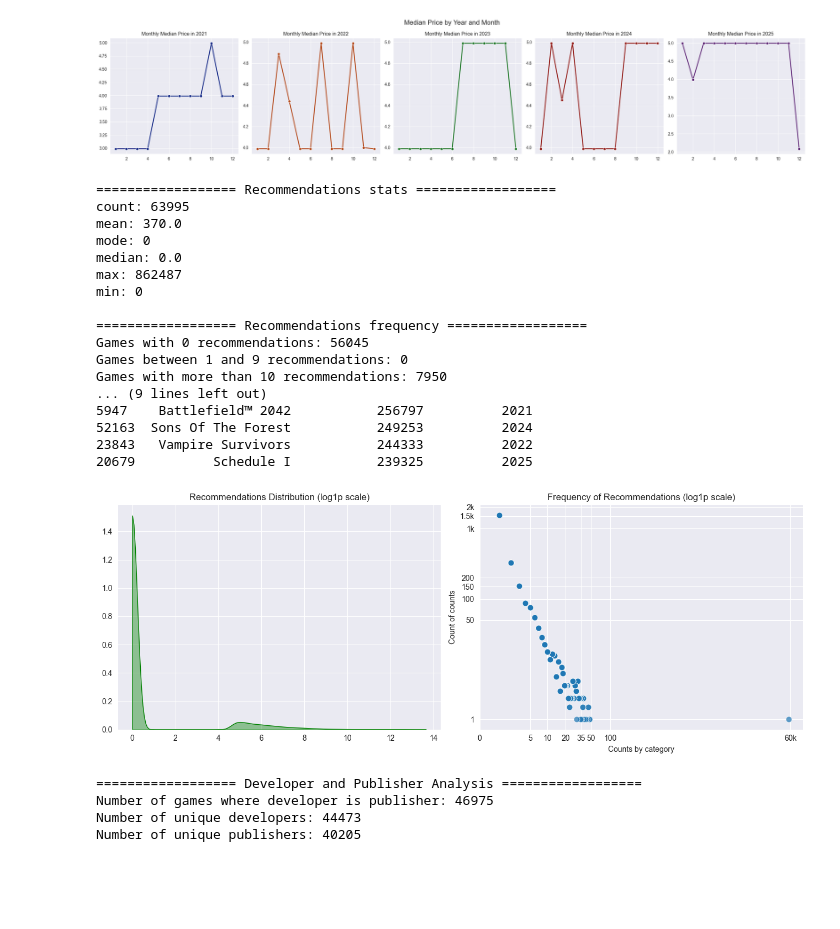
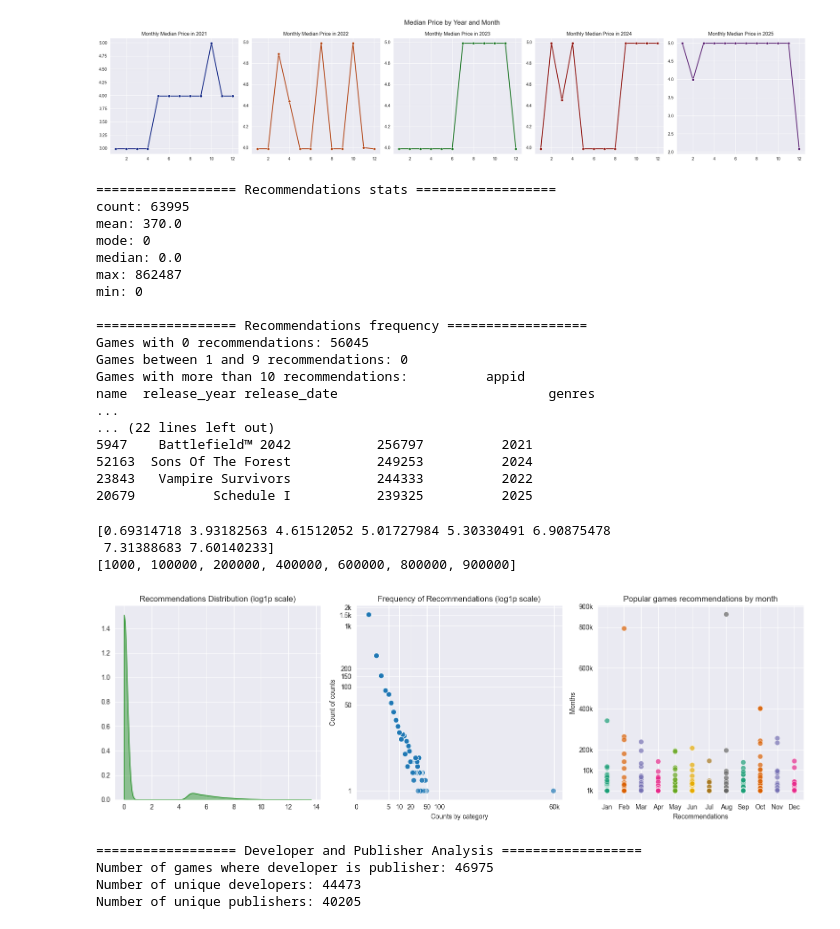
Before and after one commit to MCAlberto55/steam-games-analysis, a Jupyter notebook: notebooks/eda_analysis.ipynb, the cells around one changed output. Drawn from its saved outputs; the diff is of its cells as text; code cells hidden in the pictures; blank space fills up the shorter version.

Commit message:
improve recommendation analysis and refactor

```diff
--- a/notebooks/eda_analysis.ipynb
+++ b/notebooks/eda_analysis.ipynb
@@ -513,13 +520,15 @@ most_recommended_games = data.sort_values(by="recommendations", ascending=False)
     10
 )[["name", "recommendations", "release_year"]]
 recommendations_stats = calculate_stadistics(data["recommendations"])
+more_than_10_recommendations = data[data['recommendations']>10]
+more_than_10_recommendations_months = pd.to_datetime(more_than_10_recommendations['release_date']).dt.month
 print_analysis_results("Recommendations stats", recommendations_stats)
 print_analysis_results("Recommendations frequency", {
     'Games with 0 recommendations': (data["recommendations"]==0).sum(),
     'Games between 1 and 9 recommendations': ((data["recommendations"]>1) & (data["recommendations"]<10)).sum(),
-    'Games with more than 10 recommendations': (data["recommendations"]>10).sum(),
+    'Games with more than 10 recommendations': more_than_10_recommendations,
 })
-print(f"================== Most expensive games ================== \n{most_recommended_games}\n")
+print(f"================== Top 10 recommended games ================== \n{most_recommended_games}\n")
 # %% [output]
 ================== Recommendations stats ==================
 count: 63995
@@ -532,39 +541,57 @@ min: 0
 ================== Recommendations frequency ==================
 Games with 0 recommendations: 56045
 Games between 1 and 9 recommendations: 0
-Games with more than 10 recommendations: 7950
-... (9 lines left out)
+Games with more than 10 recommendations:          appid                                        name  release_year release_date                           genres                                          ...
+... (22 lines left out)
 5947    Battlefield™ 2042           256797          2021
 52163  Sons Of The Forest           249253          2024
 23843   Vampire Survivors           244333          2022
 20679          Schedule I           239325          2025
 # %%
 # Recommendations Analysys Plots
-fig, ax = plt.subplots(1, 2, figsize=(13, 5))
+fig, ax = plt.subplots(1, 3, figsize=(15, 5))
 make_plot(
     plot_type='kde',
     x_col=np.log1p(data['recommendations']),
     y_col=None,
     color='green',
     axes=ax[0],
     title='Recommendations Distribution (log1p scale)',
 )
 make_plot(
     plot_type='scatter',
     axes=ax[1],
     x_col=np.log1p(recommendation_freq_of_freqs["count"]),
     xlabel="Counts by category",
     ylabel="Count of counts",
     y_col=np.log1p(recommendation_freq_of_freqs["frequency"]),
-    xticks=np.log1p([0, 5, 10, 20, 35, 50, 100, 60000]),
-    xticklabels=['0','5','10','20','35','50','100','60k'],
+    xticks=np.log1p([0, 5, 10, 20, 50, 100, 60000]),
+    xticklabels=['0','5','10','20','50','100','60k'],
     yticks=np.log1p([1, 50, 100, 150, 200, 1000, 1500, 2000]),
     yticklabels=['1','50','100','150','200','1k','1.5k','2k'],
     title='Frequency of Recommendations (log1p scale)',
 )
+make_plot(
+    plot_type='scatter',
+    axes=ax[2],
+    x_col=more_than_10_recommendations_months,
+    xlabel="Recommendations",
+    ylabel="Months",
+    y_col=more_than_10_recommendations['recommendations'],
+    xticklabels=["Jan","Feb","Mar","Apr","May","Jun","Jul","Aug","Sep","Oct","Nov","Dec"],
+    xticks=range(1, 13),
+    yticklabels=['1k','10k','200k','400k','600k','800k','900k'],
+    yticks=[1000, 100000, 200000, 400000, 600000, 800000, 900000],
+    title='Popular games recommendations by month',
+    hue=more_than_10_recommendations_months,
+    palette='Dark2'
+)
 plt.show()
 # %% [output]
+[0.69314718 3.93182563 4.61512052 5.01727984 5.30330491 6.90875478
+ 7.31388683 7.60140233]
+[1000, 100000, 200000, 400000, 600000, 800000, 900000]
-[figure, old version]
+[figure, new version]
 # %%
 # developer and publisher analysis
 developer_is_publisher = data["developer"] == data["publisher"]
```
Also changed, not shown: parts of 6 cells of this notebook, 1 other file.
